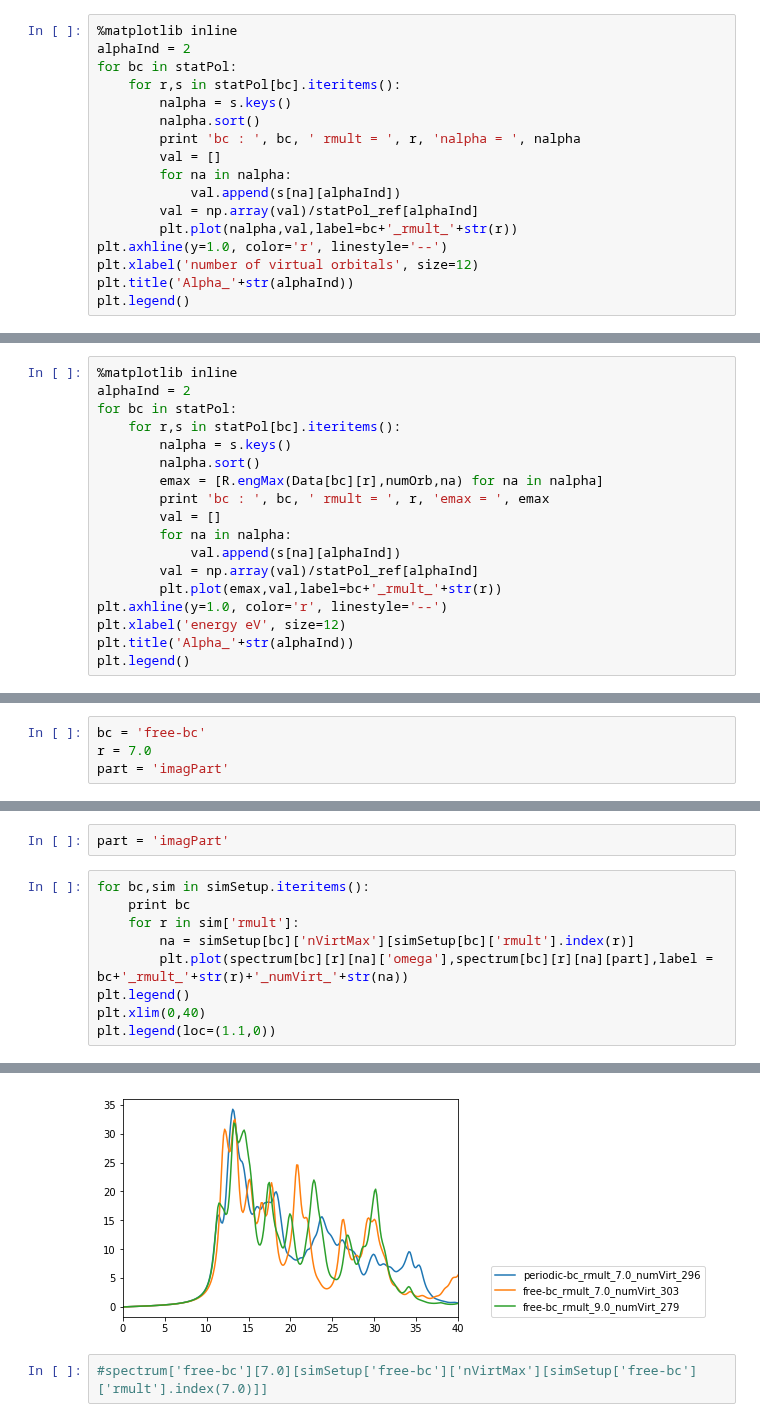
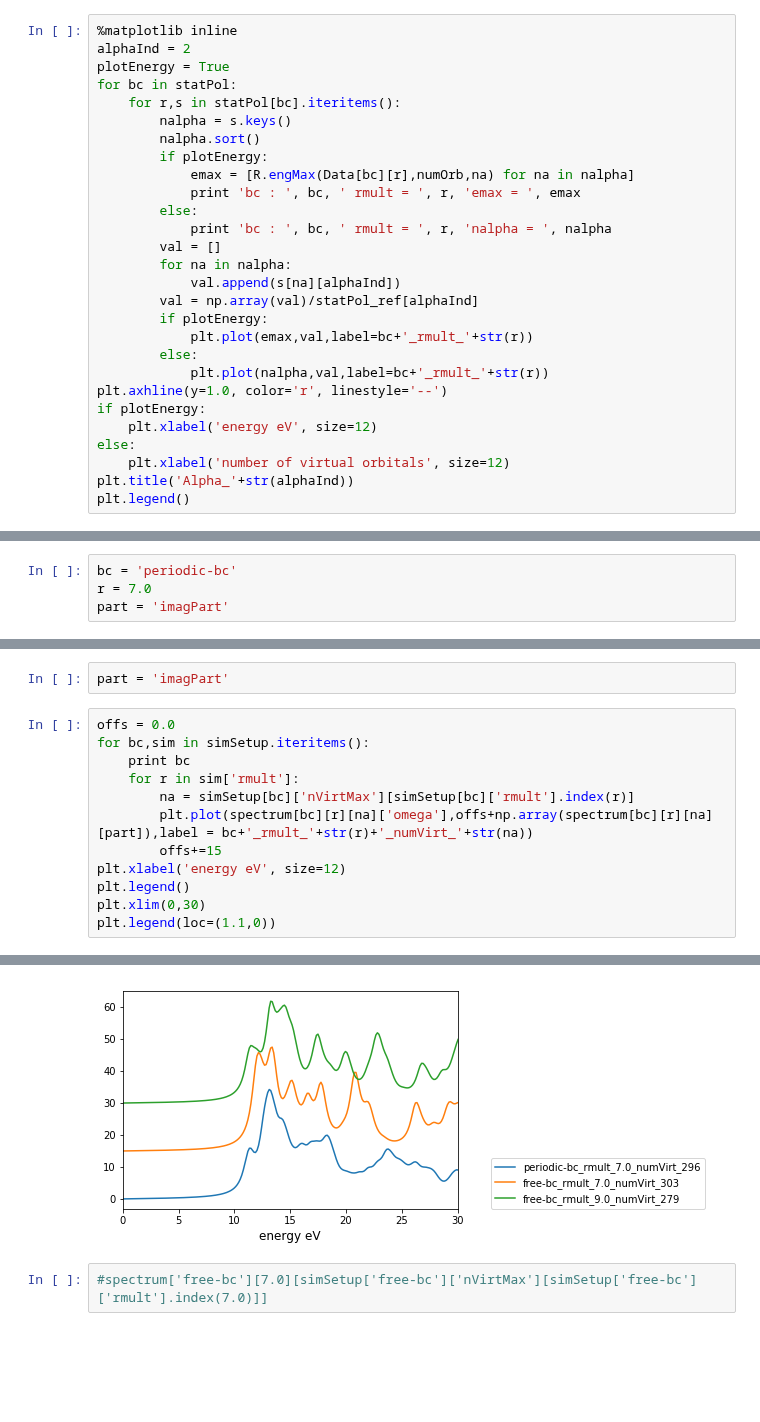
Before and after one commit to luigigenovese/KPM-nb, a Jupyter notebook: POLARIZABILITY/N2/Stability_and_convergence_linear_response.ipynb, the cells around one changed output, grey strips where cells are left out. Cells and saved outputs as stored; diff of their text form; blank space fills up the shorter version.

```diff
--- a/POLARIZABILITY/N2/Stability_and_convergence_linear_response.ipynb
+++ b/POLARIZABILITY/N2/Stability_and_convergence_linear_response.ipynb
@@ -77,18 +77,29 @@ Comparison of the i-component of the statical polarizability in function of the
 # %%
 %matplotlib inline
 alphaInd = 2
+plotEnergy = True
 for bc in statPol:
     for r,s in statPol[bc].iteritems():
         nalpha = s.keys()
         nalpha.sort()
-        print 'bc : ', bc, ' rmult = ', r, 'nalpha = ', nalpha
+        if plotEnergy:
+            emax = [R.engMax(Data[bc][r],numOrb,na) for na in nalpha]
+            print 'bc : ', bc, ' rmult = ', r, 'emax = ', emax
+        else:
+            print 'bc : ', bc, ' rmult = ', r, 'nalpha = ', nalpha
         val = []
         for na in nalpha:
             val.append(s[na][alphaInd])
         val = np.array(val)/statPol_ref[alphaInd]
-        plt.plot(nalpha,val,label=bc+'_rmult_'+str(r))
+        if plotEnergy:
+            plt.plot(emax,val,label=bc+'_rmult_'+str(r))
+        else:
+            plt.plot(nalpha,val,label=bc+'_rmult_'+str(r))
 plt.axhline(y=1.0, color='r', linestyle='--')
-plt.xlabel('number of virtual orbitals', size=12)
+if plotEnergy:
+    plt.xlabel('energy eV', size=12)
+else:
+    plt.xlabel('number of virtual orbitals', size=12)
 plt.title('Alpha_'+str(alphaInd))
 plt.legend()
 # %% [output]
@@ -106,18 +110,0 @@ R.engMax(Data['free-bc'][7.0],numOrb,32)
-# %%
-%matplotlib inline
-alphaInd = 2
-for bc in statPol:
-    for r,s in statPol[bc].iteritems():
-        nalpha = s.keys()
-        nalpha.sort()
-        emax = [R.engMax(Data[bc][r],numOrb,na) for na in nalpha]
-        print 'bc : ', bc, ' rmult = ', r, 'emax = ', emax
-        val = []
-        for na in nalpha:
-            val.append(s[na][alphaInd])
-        val = np.array(val)/statPol_ref[alphaInd]
-        plt.plot(emax,val,label=bc+'_rmult_'+str(r))
-plt.axhline(y=1.0, color='r', linestyle='--')
-plt.xlabel('energy eV', size=12)
-plt.title('Alpha_'+str(alphaInd))
-plt.legend()
@@ -132,7 +113,7 @@ bc :  free-bc  rmult =  7.0 emax =  [5.6075245995729288, 8.6421718443782112, 14.
 # %% [markdown]
 Firstly we analyze the convergence of the spectrum in function of the number of virtual orbitals
 # %%
-bc = 'free-bc'
+bc = 'periodic-bc'
 r = 7.0
 part = 'imagPart'
 # %%
@@ -156,19 +139,22 @@ Then we compare the spectrum with different boundary conditions
 # %%
 part = 'imagPart'
 # %%
+offs = 0.0
 for bc,sim in simSetup.iteritems():
     print bc
     for r in sim['rmult']:
         na = simSetup[bc]['nVirtMax'][simSetup[bc]['rmult'].index(r)]
-        plt.plot(spectrum[bc][r][na]['omega'],spectrum[bc][r][na][part],label = bc+'_rmult_'+str(r)+'_numVirt_'+str(na))
+        plt.plot(spectrum[bc][r][na]['omega'],offs+np.array(spectrum[bc][r][na][part]),label = bc+'_rmult_'+str(r)+'_numVirt_'+str(na))
+        offs+=15
+plt.xlabel('energy eV', size=12)
 plt.legend()
-plt.xlim(0,40)
+plt.xlim(0,30)
 plt.legend(loc=(1.1,0))
 # %% [output]
 periodic-bc
 free-bc
 <matplotlib.legend.Legend at 0x...>
-[figure, old version]
+[figure, new version]
 # %%
 #spectrum['free-bc'][7.0][simSetup['free-bc']['nVirtMax'][simSetup['free-bc']['rmult'].index(7.0)]]
 # %% [markdown]
```
Also changed, not shown: parts of 36 cells of this notebook, 2 other files.
